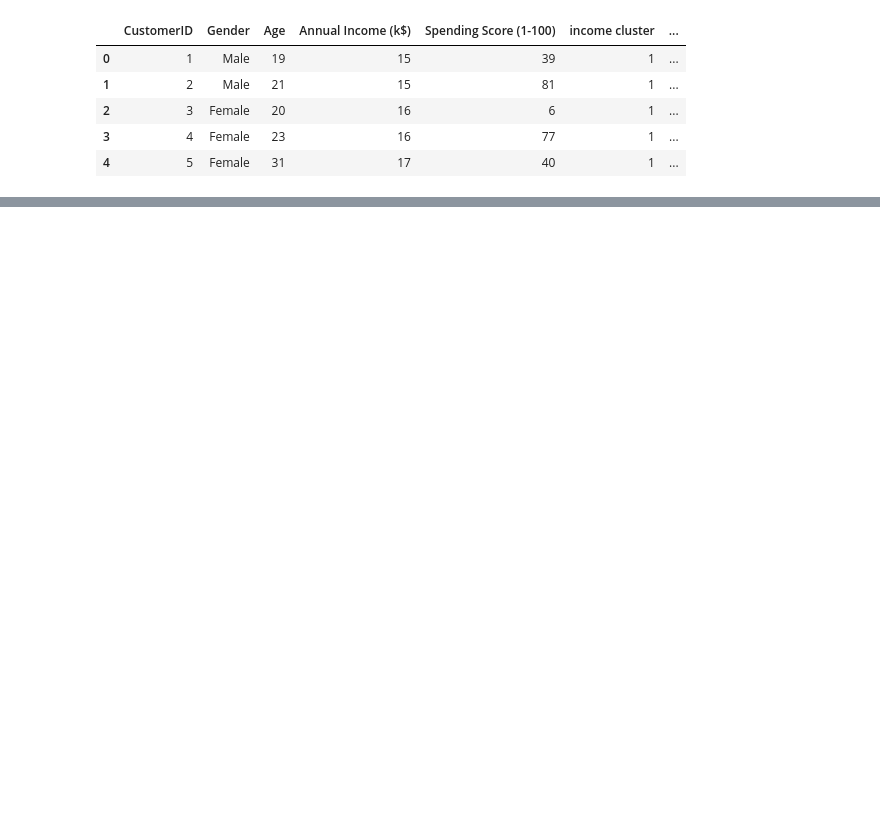
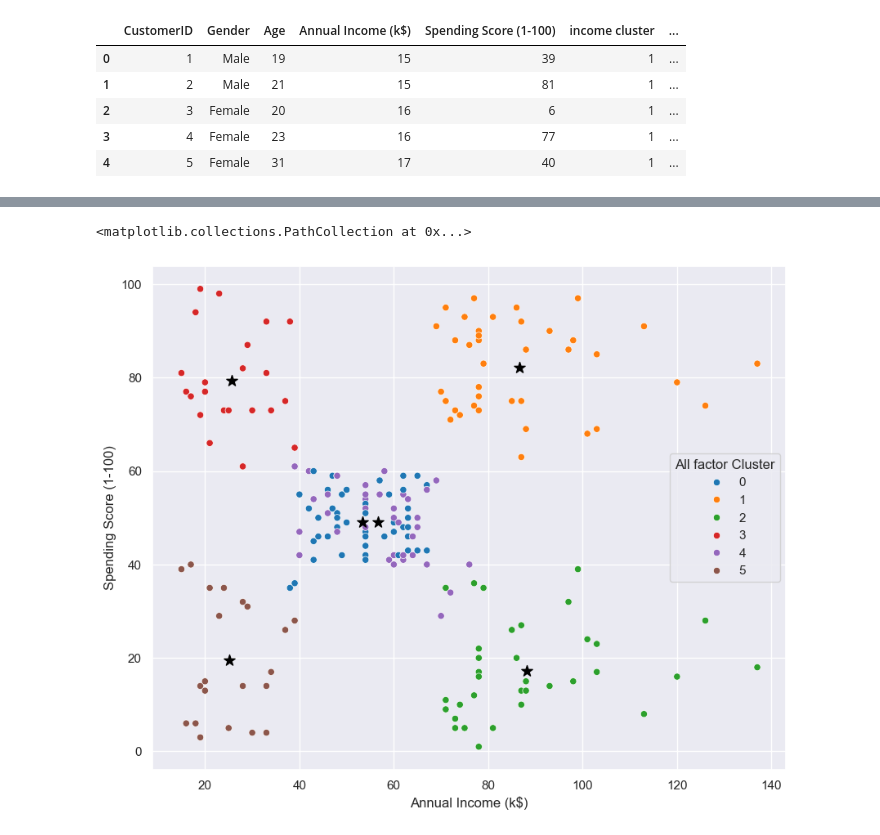
Before and after one commit to SakshiSri14/CustomerSegmentation, a Jupyter notebook: market_mall.ipynb, the cells around one changed output, grey strips where cells are left out. Saved outputs shown, nothing was run; the diff lists cells and outputs as text; code cells hidden in the pictures; blank space fills up the shorter version.

```diff
--- a/market_mall.ipynb
+++ b/market_mall.ipynb
@@ -278,3 +278,8 @@ df.head()
 | 2 | 3 | Female | 20 | 16 | 6 | 1 | ... |
 | 3 | 4 | Female | 23 | 16 | 77 | 1 | ... |
 | 4 | 5 | Female | 31 | 17 | 40 | 1 | ... |
+# %%
+kmeans3=KMeans(6)
+kmeans3.fit(df[['Annual Income (k$)','Spending Score (1-100)','Age']])
+df['All factor Cluster']=kmeans3.labels_
+df.head()
@@ -280,0 +293,12 @@ df.head()
+# %%
+plt.figure(figsize=(10,8))
+sns.scatterplot(data=df,x='Annual Income (k$)',y='Spending Score (1-100)', hue='All factor Cluster', palette='tab10')
+
+# adding cluster centres
+centers = pd.DataFrame(kmeans3.cluster_centers_)
+
+plt.scatter(x=centers[0],y=centers[1],s=100, marker='*',c='black')
+# plt.savefig("kmeans.png")
+# %% [output]
+<matplotlib.collections.PathCollection at 0x...>
+[figure, added]
```
Also changed, not shown: parts of 10 cells of this notebook, 1 other file.
